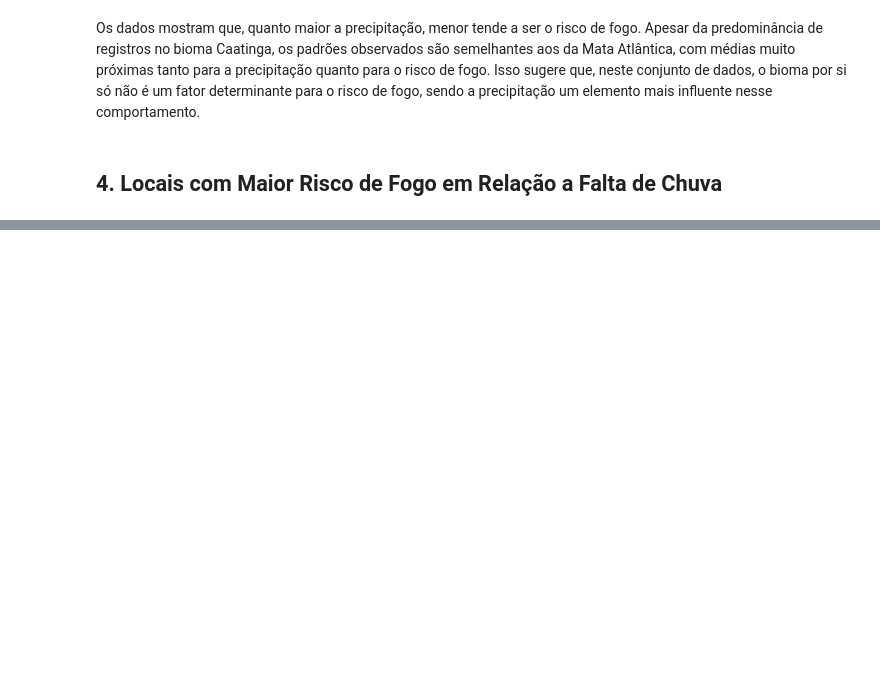
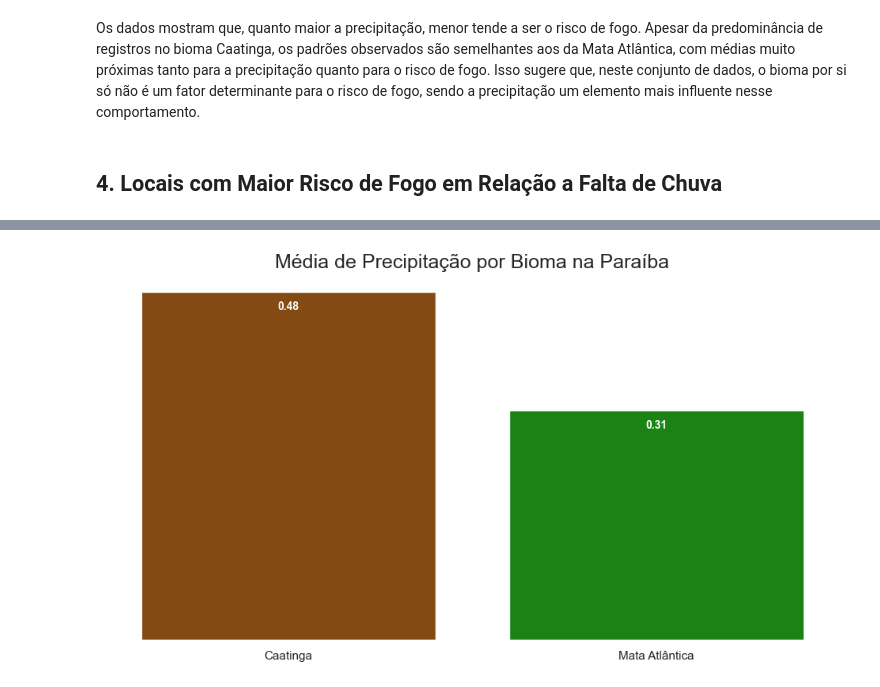
Before and after one commit to JoaoHeslin/Queimadas-Paraiba, a Jupyter notebook: Analises/relatorio.ipynb, the cells around one changed output, grey strips where cells are left out. Saved outputs shown, nothing was run; the diff lists cells and outputs as text; code cells hidden in the pictures; blank space fills up the shorter version.

```diff
--- a/Analises/relatorio.ipynb
+++ b/Analises/relatorio.ipynb
@@ -159,0 +184,17 @@ plt.show()
+# %%
+bioma_precipitacao = df.groupby("bioma")["precipitacao"].mean().reset_index()
+# %%
+sns.set_style("whitegrid")
+plt.figure(figsize=(12, 6))
+ax = sns.barplot(bioma_precipitacao, x="bioma", y="precipitacao", palette={"Caatinga":"#964B00", "Mata Atlântica":"#0A96004C"})
+plt.title("Média de Precipitação por Bioma na Paraíba", fontsize=18)
+ax.set_frame_on(False)
+ax.set_xlabel("")
+ax.set_ylabel("")
+ax.set_yticks([])
+for container in ax.containers:
+    for bar in container:
+        height = bar.get_height()
+        ax.text(bar.get_x() + bar.get_width()/2, height - 0.02, f"{height:.2f}", va="center", ha="center", fontsize=10, fontweight="bold", color="white")
+# %% [output]
+[figure, added]
```
Also changed, not shown: parts of 16 cells of this notebook.
